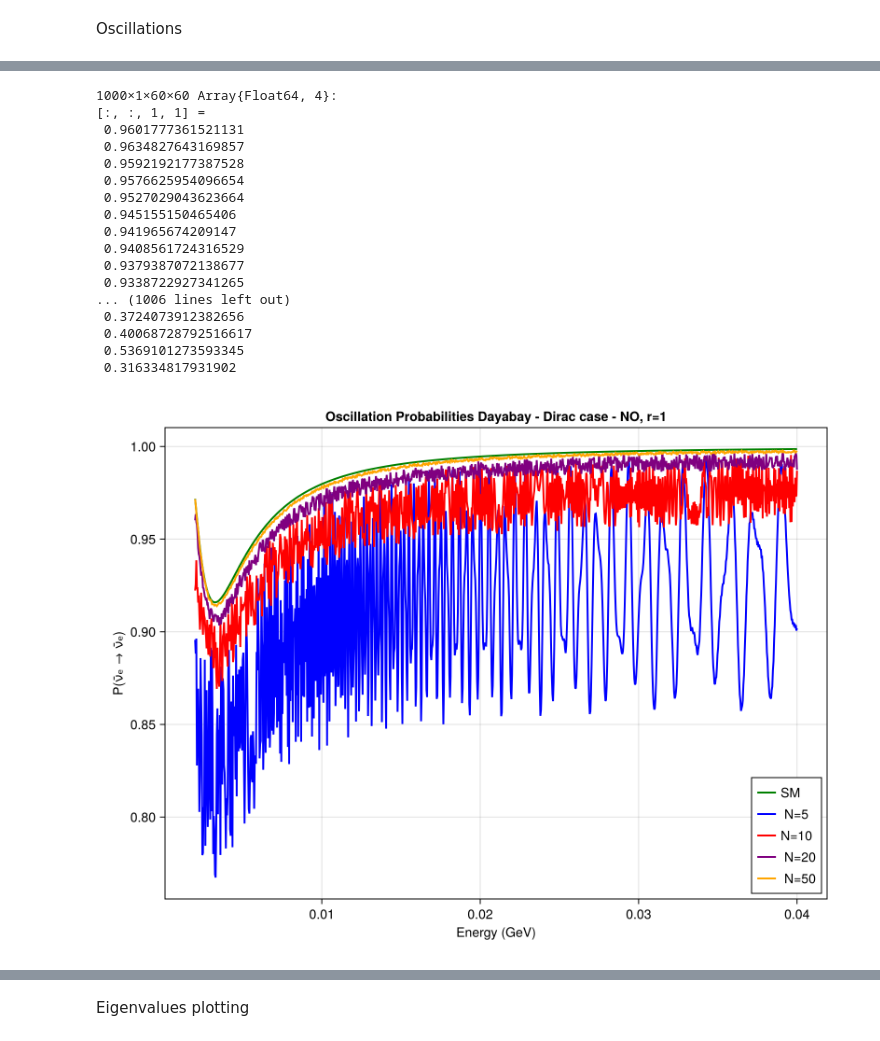
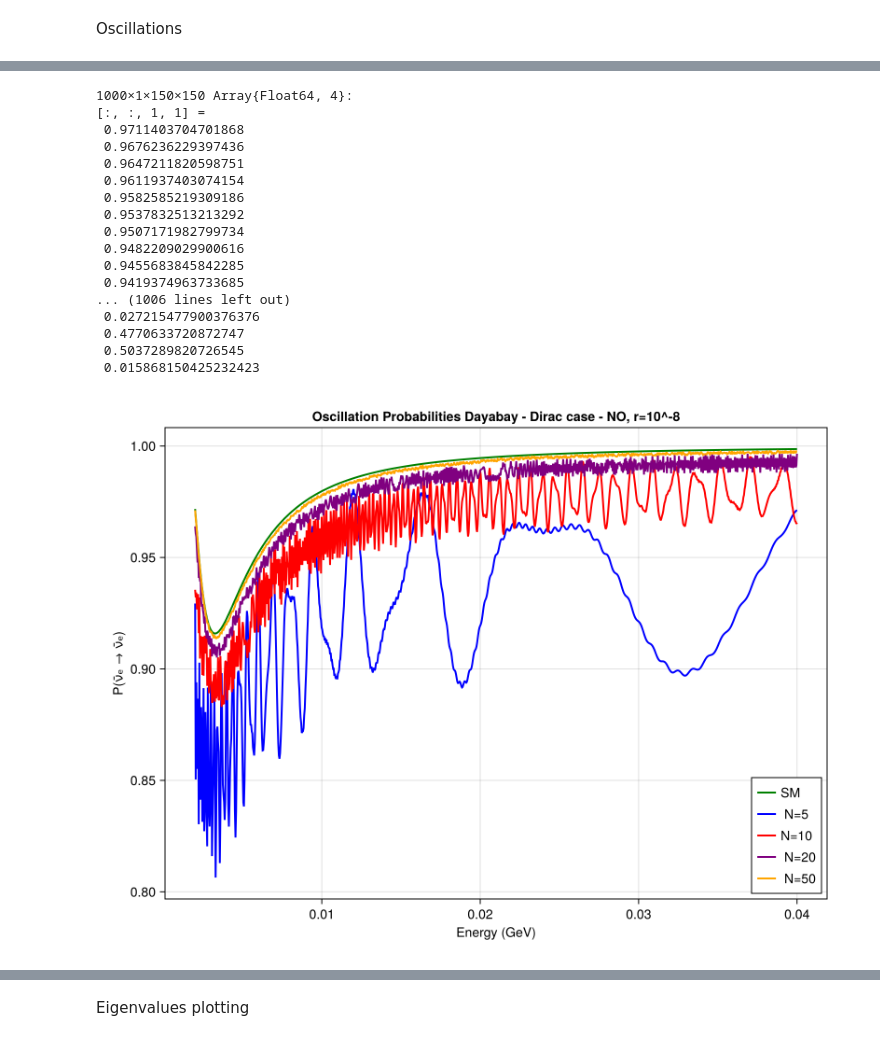
Before and after one commit to philippeller/Newtrinos.jl, a Jupyter notebook: notebooks/dayabay.ipynb, the cells around one changed output, grey strips where cells are left out. Drawn from its saved outputs; the diff is of its cells as text; code cells hidden in the pictures.

```diff
--- a/notebooks/dayabay.ipynb
+++ b/notebooks/dayabay.ipynb
@@ -269,58 +317,58 @@ probab_10 = osc_prob(collect(E_range), L_vec, p_10; anti=true)
 probab_20 = osc_prob(collect(E_range), L_vec, p_20; anti=true)
 probab_50 = osc_prob(collect(E_range), L_vec, p_50; anti=true)
 
-p_0 = merge(p, (N = ftype(20),r= ftype(1e-8),))
-p_025 = merge(p,  (N = ftype(20),r= ftype(0.25),))
-p_05 = merge(p,  (N = ftype(20),r= ftype(0.5),))
-p_1 = merge(p,  (N = ftype(20),r= ftype(1),))
+p_0 = merge(p, (N = ftype(50),r= ftype(1e-8),))
+p_025 = merge(p,  (N = ftype(50),r= ftype(1e-6),))
+p_05 = merge(p,  (N = ftype(50),r= ftype(1e-4),))
+p_1 = merge(p,  (N = ftype(50),r= ftype(1),))
 
 probab_0 = osc_prob(collect(E_range), L_vec, p_0; anti=true)
 probab_025 = osc_prob(collect(E_range), L_vec, p_025; anti=true)
 probab_05 = osc_prob(collect(E_range), L_vec, p_05; anti=true)
 probab_1 = osc_prob(collect(E_range), L_vec, p_1; anti=true)
 # %% [output]
-1000×1×60×60 Array{Float64, 4}:
+1000×1×150×150 Array{Float64, 4}:
 [:, :, 1, 1] =
- 0.9601777361521131
- 0.9634827643169857
- 0.9592192177387528
- 0.9576625954096654
- 0.9527029043623664
- 0.945155150465406
- 0.941965674209147
- 0.9408561724316529
- 0.9379387072138677
- 0.9338722927341265
+ 0.9711403704701868
+ 0.9676236229397436
+ 0.9647211820598751
+ 0.9611937403074154
+ 0.9582585219309186
+ 0.9537832513213292
+ 0.9507171982799734
+ 0.9482209029900616
+ 0.9455683845842285
+ 0.9419374963733685
 ... (1006 lines left out)
- 0.3724073912382656
- 0.40068728792516617
- 0.5369101273593345
- 0.316334817931902
+ 0.027215477900376376
+ 0.4770633720872747
+ 0.5037289820726545
+ 0.015868150425232423
 # %%
 using CairoMakie
 # %%
 
 fig = Figure(size=(800, 600))
 ax = Axis(fig[1,1],
     xlabel = "Energy (GeV)",
     ylabel = "P(ν̄ₑ → ν̄ₑ)",
-    title = "Oscillation Probabilities Dayabay - Dirac case - NO, r=1"
+    title = "Oscillation Probabilities Dayabay - Dirac case - NO, r=10^-8"
 )
 
 # Plot the lines
 lines!(ax, E_range, probab_SM[:, 1, 1,1], label="SM", linewidth=2, color=:green)
 lines!(ax, E_range, probab_5[:, 1, 1,1], label=" N=5", linewidth=2, color=:blue)
 lines!(ax, E_range, probab_10[:, 1, 1,1], label="N=10", linewidth=2, color=:red)
 lines!(ax, E_range, probab_20[:, 1,1,1], label=" N=20", linewidth=2, color=:purple)
 lines!(ax, E_range, probab_50[:, 1,1,1], label=" N=50", linewidth=2, color=:orange)
 
 # Add legend and set limits
 axislegend(ax, position=:rb)
 #save("/home/sofialon/Newtrinos.jl/plots_NP/new_pert_rfree/osc_dayabay_N_NND_NO_rscale.png", fig)
 
 display("image/png",fig)
 # %% [output]
-[figure, old version]
+[figure, new version]
 # %%
 
 fig = Figure(size=(800, 600))
```
Also changed, not shown: parts of 13 cells of this notebook, 5 other files.
